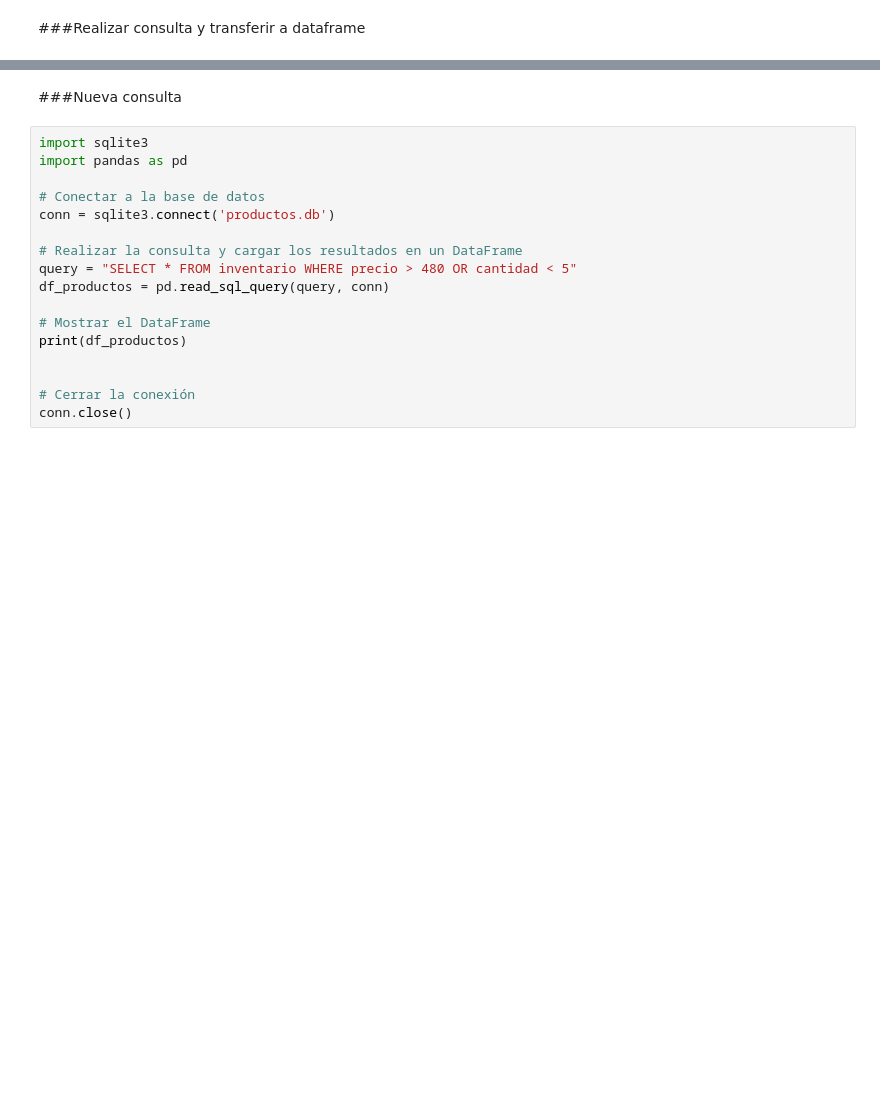
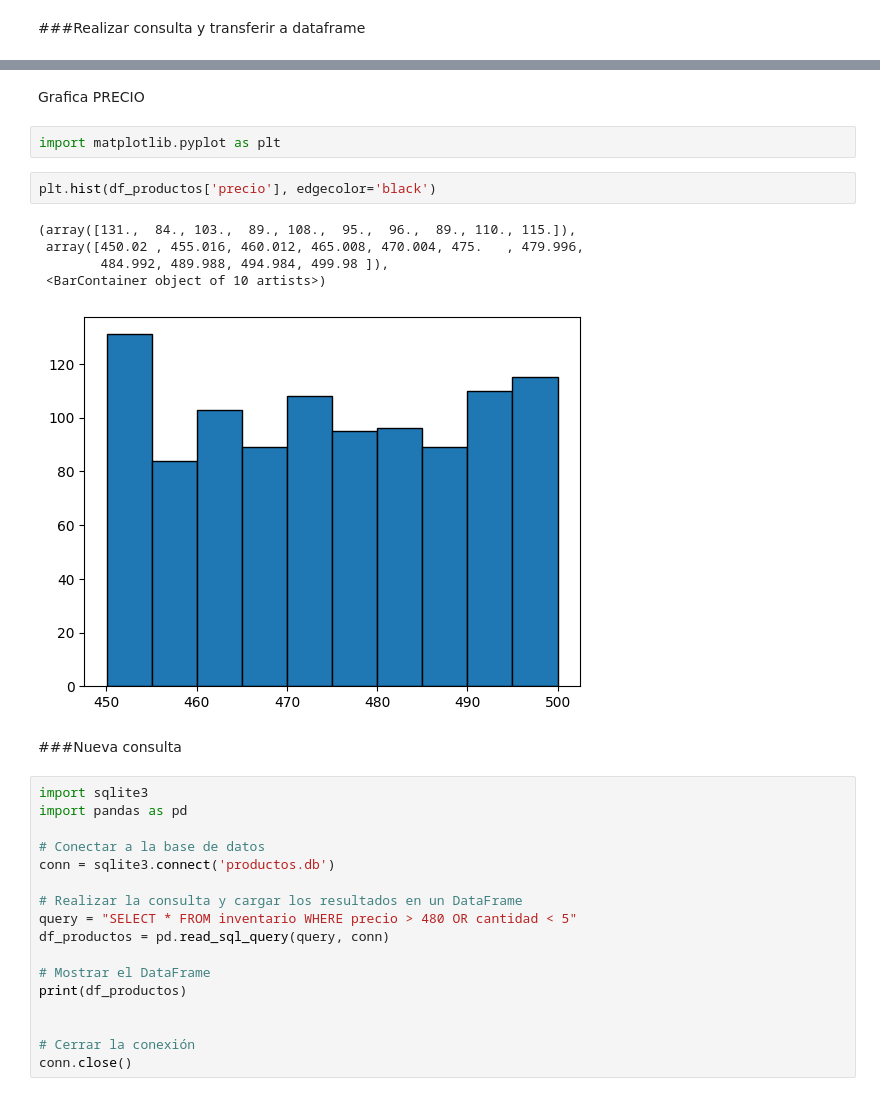
Before and after one commit to JuanPR27/ElectivaTecnicaI, a Jupyter notebook: Gestion_Inventario_SQLite.ipynb, the cells around one changed output, grey strips where cells are left out. Saved outputs shown, nothing was run; the diff lists cells and outputs as text; blank space fills up the shorter version.

```diff
--- a/Gestion_Inventario_SQLite.ipynb
+++ b/Gestion_Inventario_SQLite.ipynb
@@ -166,3 +161,15 @@ df_productos.head()
+# %% [markdown]
+Grafica PRECIO
+# %%
+import matplotlib.pyplot as plt
+# %%
+plt.hist(df_productos['precio'], edgecolor='black')
+# %% [output]
+(array([131.,  84., 103.,  89., 108.,  95.,  96.,  89., 110., 115.]),
+ array([450.02 , 455.016, 460.012, 465.008, 470.004, 475.   , 479.996,
+        484.992, 489.988, 494.984, 499.98 ]),
+ <BarContainer object of 10 artists>)
+[figure, added]
 # %% [markdown]
 ###Nueva consulta
 # %%
```
Also changed, not shown: parts of 7 cells of this notebook.
